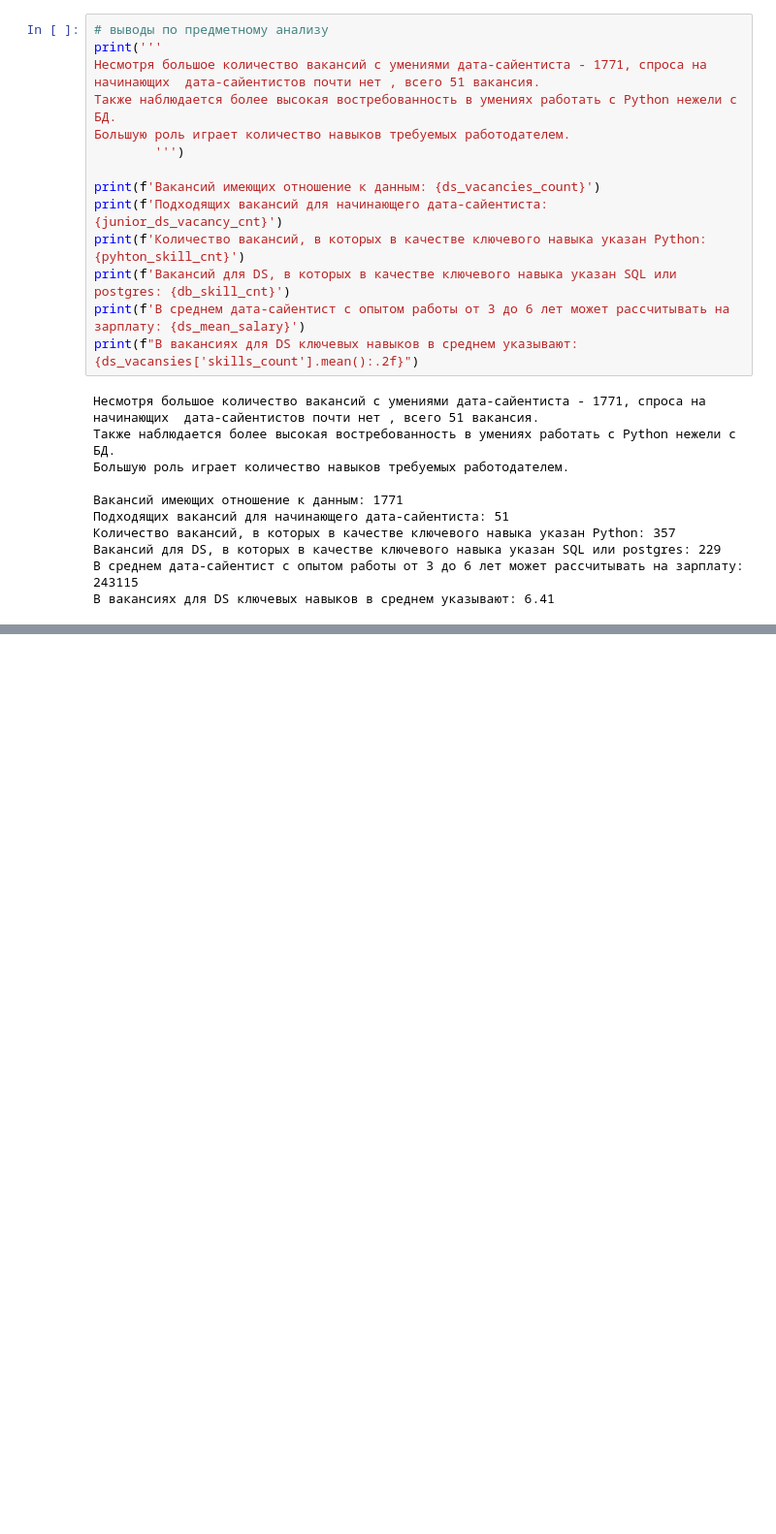
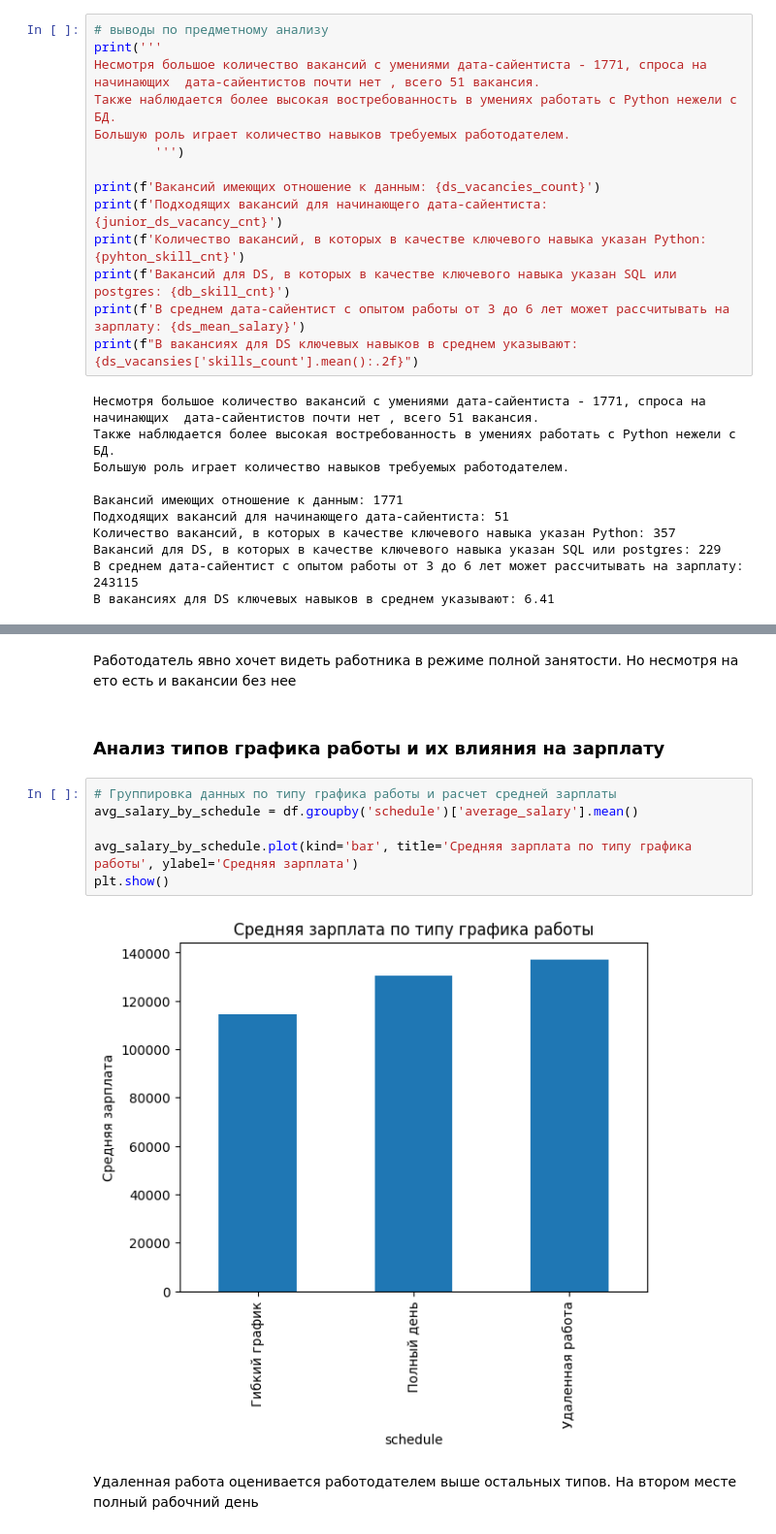
Before and after one commit to VladimirShumilin/PROJECT-2, a Jupyter notebook: Project_2_Ноутбук_шаблон.ipynb, the cells around one changed output, grey strips where cells are left out. Shown at 97% size. Drawn from its saved outputs; the diff is of its cells as text; blank space fills up the shorter version.

```diff
--- a/Project_2_Ноутбук_шаблон.ipynb
+++ b/Project_2_Ноутбук_шаблон.ipynb
@@ -711,0 +779,14 @@ print(f"В вакансиях для DS ключевых навыков в ср
+# %% [markdown]
+Работодатель явно хочет видеть работника в режиме полной занятости. Но несмотря на ето есть и вакансии без нее
+# %% [markdown]
+###  Анализ типов графика работы и их влияния на зарплату
+# %%
+# Группировка данных по типу графика работы и расчет средней зарплаты
+avg_salary_by_schedule = df.groupby('schedule')['average_salary'].mean()
+
+avg_salary_by_schedule.plot(kind='bar', title='Средняя зарплата по типу графика работы', ylabel='Средняя зарплата')
+plt.show()
+# %% [output]
+[figure, added]
+# %% [markdown]
+Удаленная работа оценивается работодателем выше остальных типов. На втором месте полный рабочний день
```
Also changed, not shown: parts of 9 cells of this notebook.
